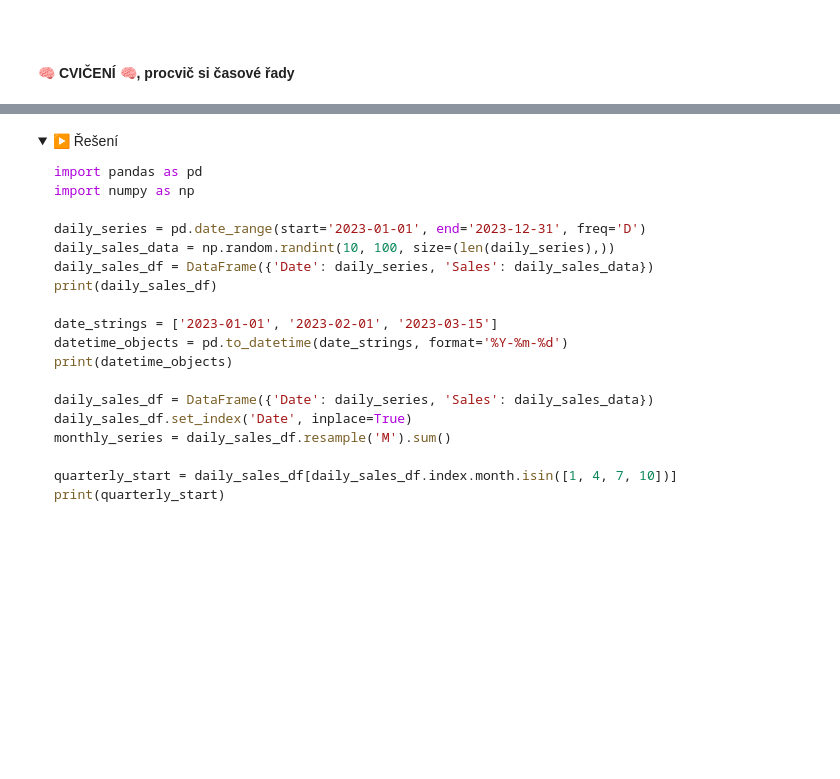
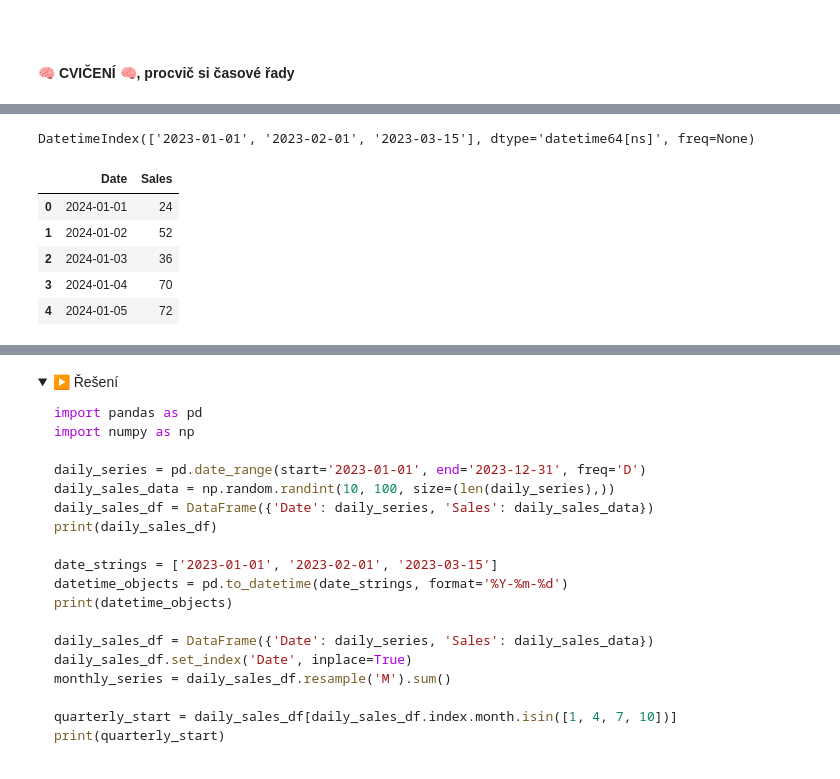
Before and after one commit to Bralor/bnp_course, a Jupyter notebook: shared/notebooks/lesson09.ipynb, the cells around one changed output, grey strips where cells are left out. Cells and saved outputs as stored; diff of their text form; code cells hidden in the pictures; folded sections open; blank space fills up the shorter version.

```diff
--- a/shared/notebooks/lesson09.ipynb
+++ b/shared/notebooks/lesson09.ipynb
@@ -1906 +1925,5 @@ import numpy as np
+# %%
+date_datetimes
+# %% [output]
+DatetimeIndex(['2023-01-01', '2023-02-01', '2023-03-15'], dtype='datetime64[ns]', freq=None)
 # %%
@@ -1907,0 +1933,9 @@ daily_sales_data = np.random.randint(10, 100, size=(len(daily_series),))
+# %%
+daily_sales_df.head()
+# %% [output]
+|  | Date | Sales |
+| 0 | 2024-01-01 | 24 |
+| 1 | 2024-01-02 | 52 |
+| 2 | 2024-01-03 | 36 |
+| 3 | 2024-01-04 | 70 |
+| 4 | 2024-01-05 | 72 |
```
Also changed, not shown: parts of 12 cells of this notebook.
